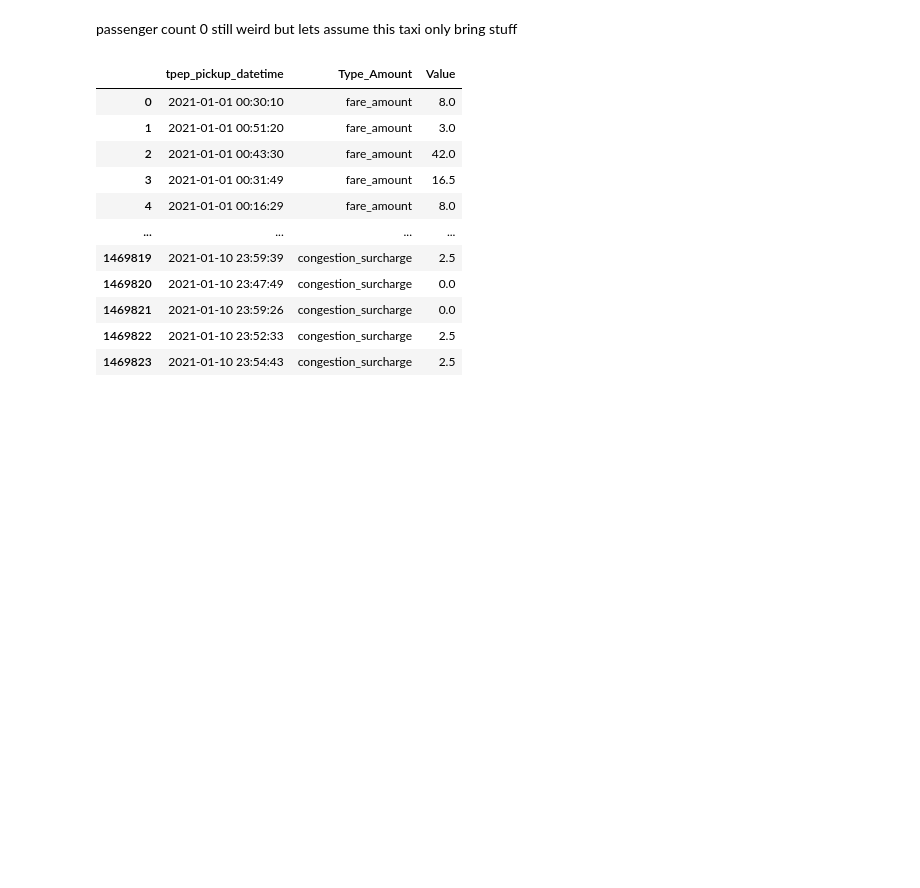
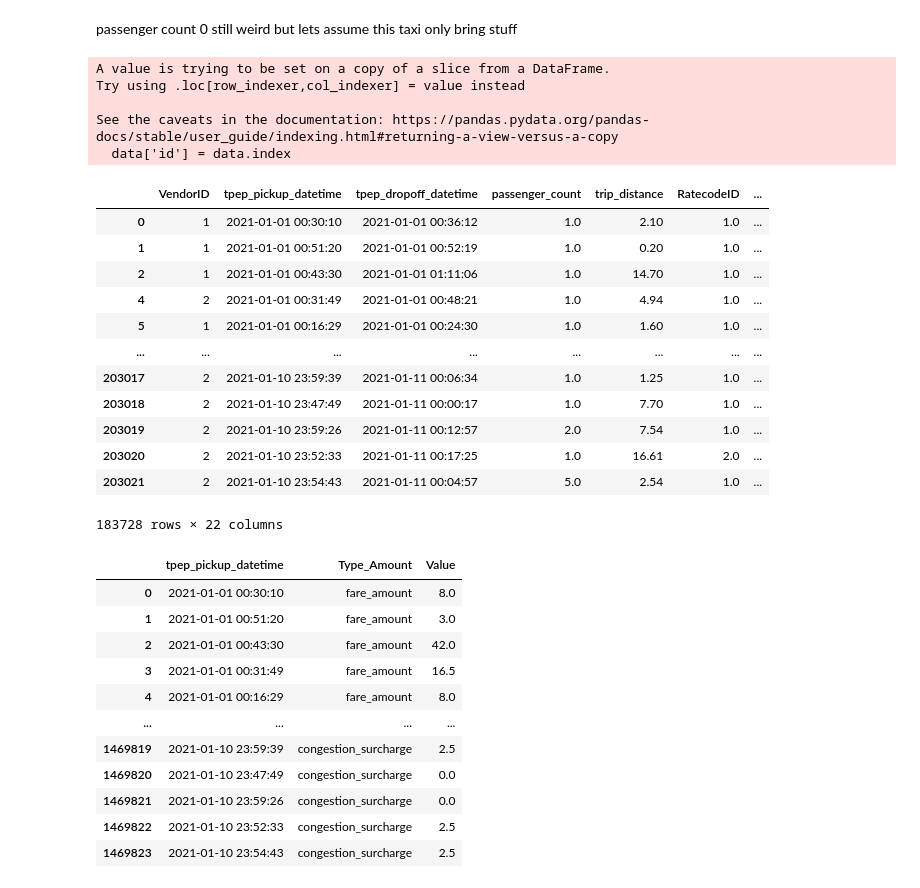
Before and after one commit to ogrehand/yellow-nyc-data-cleaning, a Jupyter notebook: data_cleaning_exploration.ipynb, the cells around one changed output. Cells and saved outputs as stored; diff of their text form; code cells hidden in the pictures; blank space fills up the shorter version.

```diff
--- a/data_cleaning_exploration.ipynb
+++ b/data_cleaning_exploration.ipynb
@@ -1040,6 +1040,30 @@ data
 passenger count 0 still weird but lets assume this taxi only bring stuff
 # %%
 data = data[data['passenger_count']!=0]
+# %%
+data['id'] = data.index
+# %% [output]
+A value is trying to be set on a copy of a slice from a DataFrame.
+Try using .loc[row_indexer,col_indexer] = value instead
+
+See the caveats in the documentation: https://pandas.pydata.org/pandas-docs/stable/user_guide/indexing.html#returning-a-view-versus-a-copy
+  data['id'] = data.index
+# %%
+data
+# %% [output]
+|  | VendorID | tpep_pickup_datetime | tpep_dropoff_datetime | passenger_count | trip_distance | RatecodeID | ... |
+| 0 | 1 | 2021-01-01 00:30:10 | 2021-01-01 00:36:12 | 1.0 | 2.10 | 1.0 | ... |
+| 1 | 1 | 2021-01-01 00:51:20 | 2021-01-01 00:52:19 | 1.0 | 0.20 | 1.0 | ... |
+| 2 | 1 | 2021-01-01 00:43:30 | 2021-01-01 01:11:06 | 1.0 | 14.70 | 1.0 | ... |
+| 4 | 2 | 2021-01-01 00:31:49 | 2021-01-01 00:48:21 | 1.0 | 4.94 | 1.0 | ... |
+| 5 | 1 | 2021-01-01 00:16:29 | 2021-01-01 00:24:30 | 1.0 | 1.60 | 1.0 | ... |
+| ... | ... | ... | ... | ... | ... | ... | ... |
+| 203017 | 2 | 2021-01-10 23:59:39 | 2021-01-11 00:06:34 | 1.0 | 1.25 | 1.0 | ... |
+| 203018 | 2 | 2021-01-10 23:47:49 | 2021-01-11 00:00:17 | 1.0 | 7.70 | 1.0 | ... |
+| 203019 | 2 | 2021-01-10 23:59:26 | 2021-01-11 00:12:57 | 2.0 | 7.54 | 1.0 | ... |
+| 203020 | 2 | 2021-01-10 23:52:33 | 2021-01-11 00:17:25 | 1.0 | 16.61 | 2.0 | ... |
+| 203021 | 2 | 2021-01-10 23:54:43 | 2021-01-11 00:04:57 | 5.0 | 2.54 | 1.0 | ... |
+183728 rows × 22 columns
 # %%
 data.to_csv('clean_data.csv')
 # %%
```
